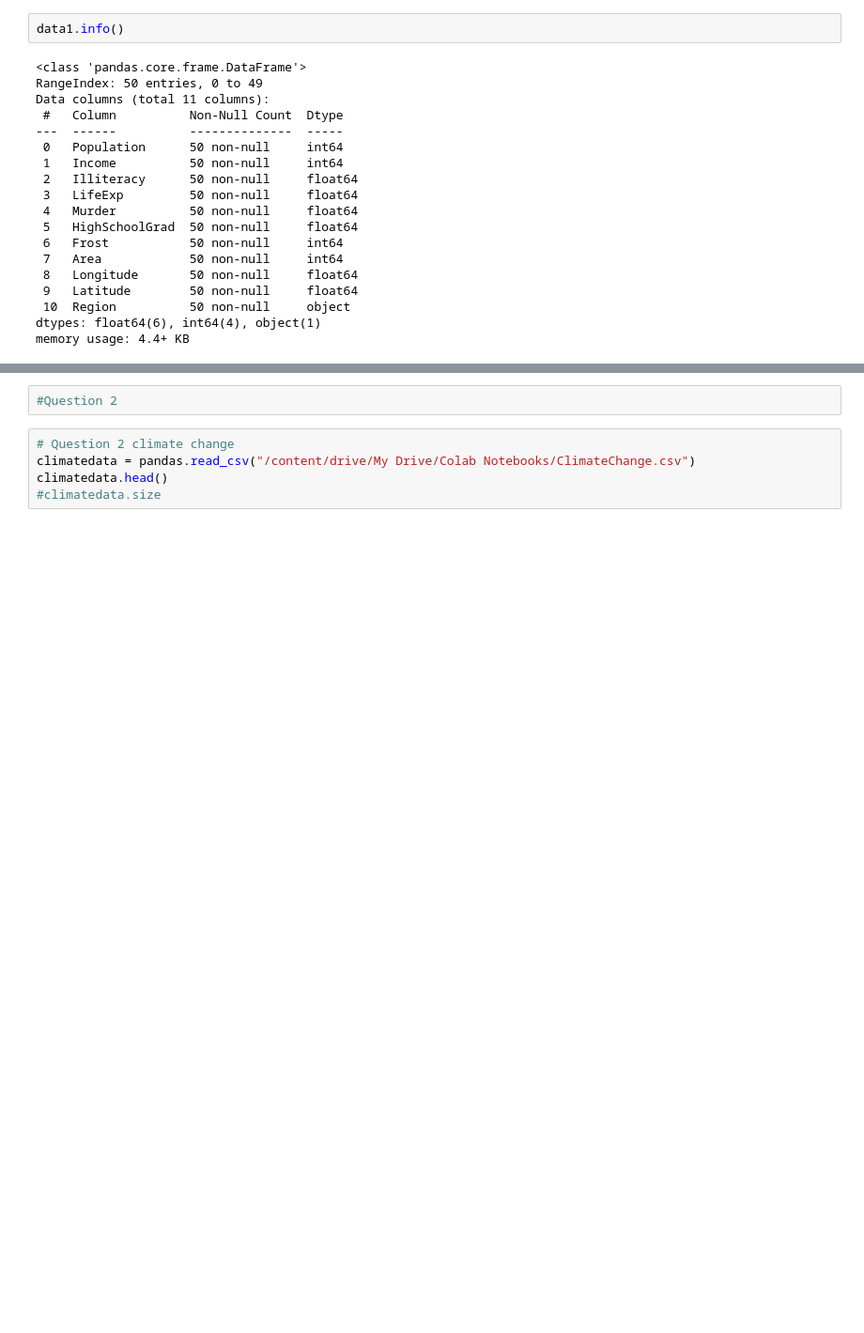
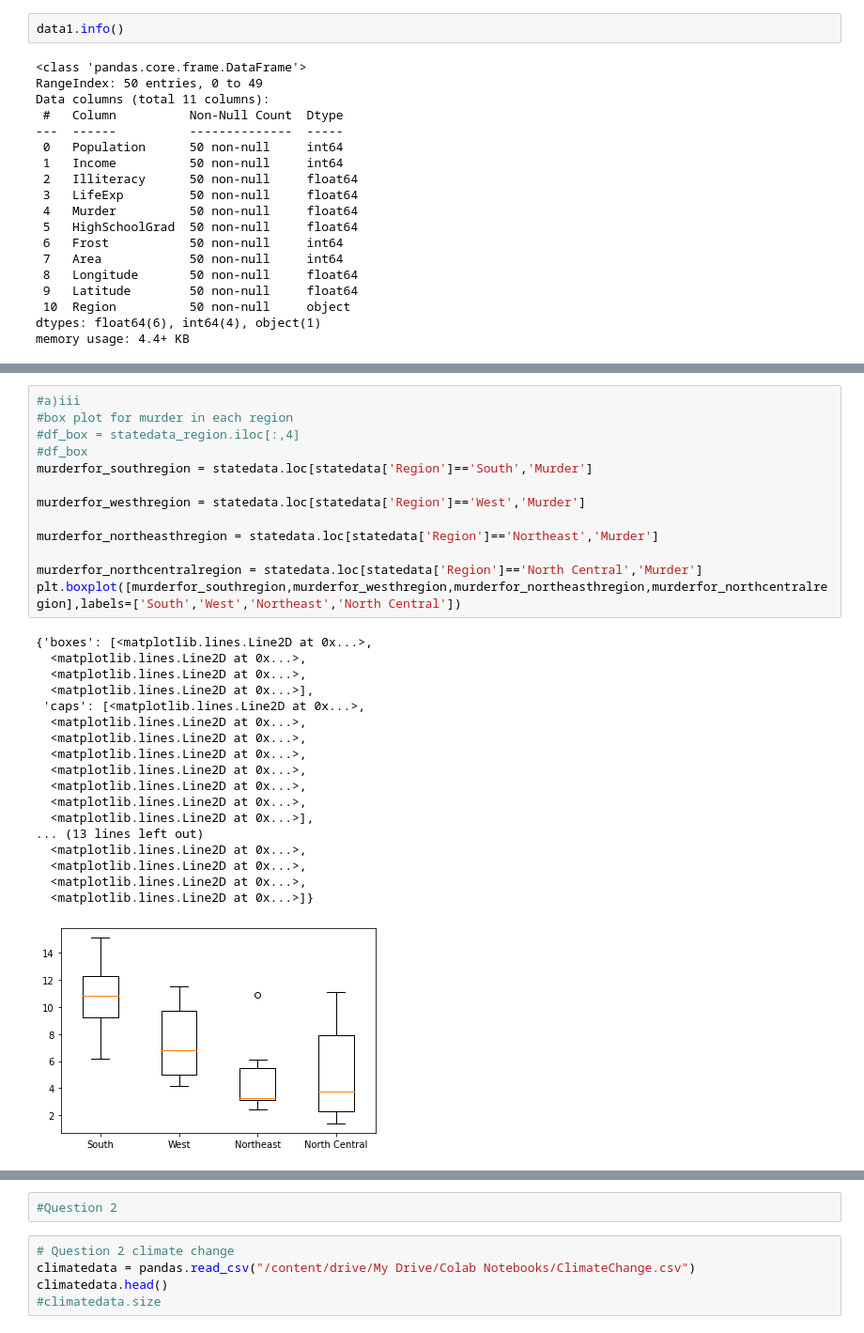
Before and after one commit to MayyarAA/ForecastingNeuralNetworks, a Jupyter notebook: MSCI433A1.ipynb, the cells around one changed output, grey strips where cells are left out. Shown at 94% size. Saved outputs shown, nothing was run; the diff lists cells and outputs as text; blank space fills up the shorter version.

Commit message:
Created linear regression and boxplot

```diff
--- a/MSCI433A1.ipynb
+++ b/MSCI433A1.ipynb
@@ -95,0 +92,32 @@ df_box.plot.box()
+# %%
+#a)iii
+#box plot for murder in each region
+#df_box = statedata_region.iloc[:,4]
+#df_box
+murderfor_southregion = statedata.loc[statedata['Region']=='South','Murder']
+
+murderfor_westhregion = statedata.loc[statedata['Region']=='West','Murder']
+
+murderfor_northeasthregion = statedata.loc[statedata['Region']=='Northeast','Murder']
+
+murderfor_northcentralregion = statedata.loc[statedata['Region']=='North Central','Murder']
+plt.boxplot([murderfor_southregion,murderfor_westhregion,murderfor_northeasthregion,murderfor_northcentralregion],labels=['South','West','Northeast','North Central'])
+# %% [output]
+{'boxes': [<matplotlib.lines.Line2D at 0x...>,
+  <matplotlib.lines.Line2D at 0x...>,
+  <matplotlib.lines.Line2D at 0x...>,
+  <matplotlib.lines.Line2D at 0x...>],
+ 'caps': [<matplotlib.lines.Line2D at 0x...>,
+  <matplotlib.lines.Line2D at 0x...>,
+  <matplotlib.lines.Line2D at 0x...>,
+  <matplotlib.lines.Line2D at 0x...>,
+  <matplotlib.lines.Line2D at 0x...>,
+  <matplotlib.lines.Line2D at 0x...>,
+  <matplotlib.lines.Line2D at 0x...>,
+  <matplotlib.lines.Line2D at 0x...>],
+... (13 lines left out)
+  <matplotlib.lines.Line2D at 0x...>,
+  <matplotlib.lines.Line2D at 0x...>,
+  <matplotlib.lines.Line2D at 0x...>,
+  <matplotlib.lines.Line2D at 0x...>]}
+[figure, added]
```
Also changed, not shown: parts of 21 cells of this notebook.
